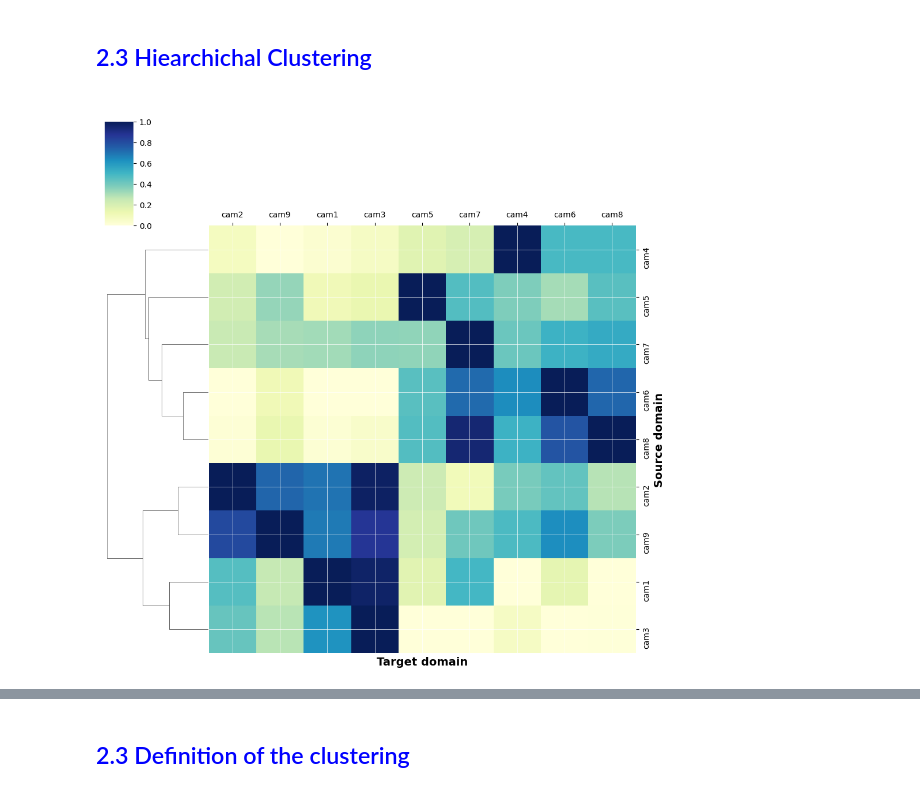
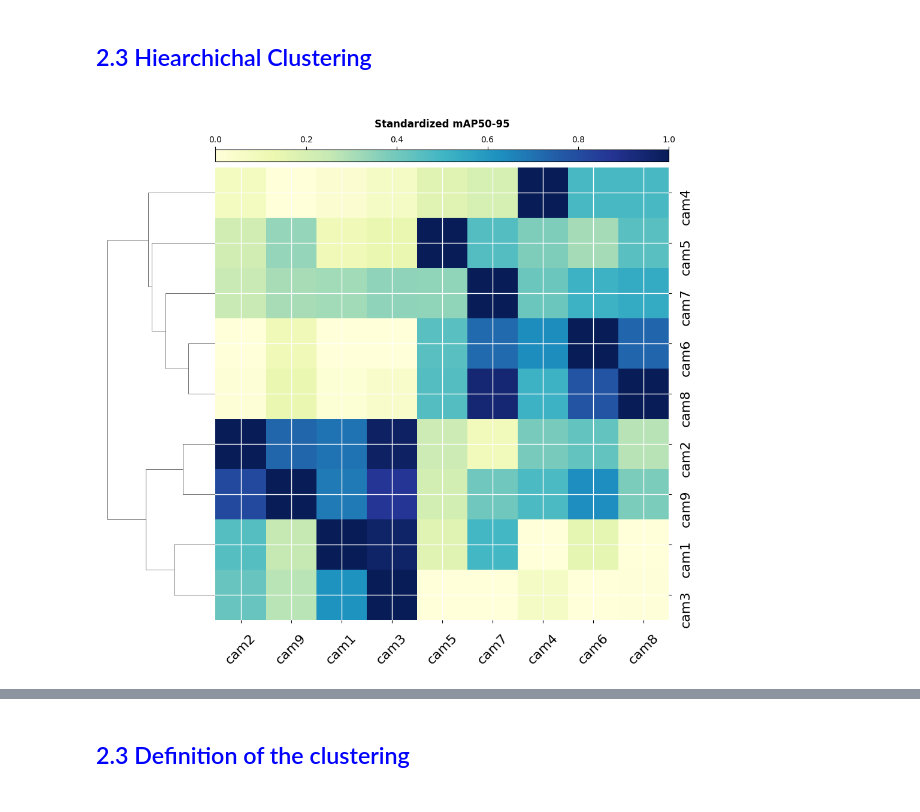
Before and after one commit to manjahdani/CSBAD, a Jupyter notebook: visualization_tools/analysis_journal.ipynb, the cells around one changed output, grey strips where cells are left out. Drawn from its saved outputs; the diff is of its cells as text; code cells hidden in the pictures.

```diff
--- a/visualization_tools/analysis_journal.ipynb
+++ b/visualization_tools/analysis_journal.ipynb
@@ -204,7 +148,7 @@ def compute_pivot_tables(strategies_df, pivot='samples'):
 def filter_df(df, source_dataset=None, same_domain = False, strategies = None,
               samples=None, source_periods=None, source_domains=None,
               excluded_domains=None, dom_periods = None,
-              target_domain=None, students=None, teachers=None, prefix_random=None):
+              target_domain=None, students=None, teachers=None, epochs=None,prefix_random=None):
 
     filtered_df = df
 
@@ -226,6 +170,9 @@ def filter_df(df, source_dataset=None, same_domain = False, strategies = None,
     if source_domains is not None:
         filtered_df = filtered_df[filtered_df['source_domain'].isin(source_domains)]
 
+    if epochs is not None:
+        filtered_df = filtered_df[filtered_df['epochs_asked'].isin(epochs)]
+
     if excluded_domains is not None:
         filtered_df = filtered_df[~filtered_df['target_domain'].isin(excluded_domains)]
 
@@ -584,7 +527,7 @@ df_cross_domain, _, _ = filter_df(df_all,
                                 dom_periods=restricted_dom_periods,
                                 samples=[samples])
 
-pivot_sb, pivot_sb_row_adj, pivot_sb_col_adj = plot_heatmap(df_cross_domain,
-                                                            strategy="Top-Confidence",
-                                                            samples=samples)
+pivot_sb, pivot_sb_col_adj = plot_heatmap(df_cross_domain,
+                                          strategy="Top-Confidence",
+                                          samples=samples)
 # %% [output]
@@ -594,37 +536,58 @@ pivot_sb, pivot_sb_row_adj, pivot_sb_col_adj = plot_heatmap(df_cross_domain,
 # %% [markdown]
 <h2> <font color="blue"> 2.3 Hiearchichal Clustering </font><h2>
 # %%
-# Create the clustermap plots
-#grid_sb = sns.clustermap(pivot_sb, cmap='YlGnBu', standard_scale=1, figsize=(5, 5))
+# Clear any previous name definitions for rows and columns
+pivot_sb.index.name = None
+pivot_sb.columns.name = None
 
-grid_sb = sns.clustermap(pivot_sb, cmap='YlGnBu', standard_scale=1, figsize=(10, 10), cbar_kws=None)
-plt.setp(grid_sb.ax_heatmap.yaxis.get_majorticklabels(), fontsize=10)
-plt.setp(grid_sb.ax_heatmap.xaxis.get_majorticklabels(), fontsize=10, rotation=45)
+# Create the clustermap
+grid_sb = sns.clustermap(pivot_sb, cmap='YlGnBu', standard_scale=1, figsize=(10, 10), cbar_kws={"orientation": "horizontal"})
+
+
+# Assuming 'grid_sb' is your existing ClusterGrid object from seaborn
+
+# Find the positions of the heatmap and the colorbar
+heatmap_pos = grid_sb.ax_heatmap.get_position()
+cbar_pos = grid_sb.cbar_pos
+
+# Create new axes for the horizontal colorbar above the heatmap
+cbar_ax = grid_sb.fig.add_axes([heatmap_pos.x0, heatmap_pos.y1 + 0.01, heatmap_pos.width, 0.02])
+
+# Draw the colorbar into the new axes
+cbar = grid_sb.fig.colorbar(grid_sb.ax_heatmap.collections[0], cax=cbar_ax, orientation='horizontal')
+
+# Set the colorbar ticks and label position
+cbar.ax.xaxis.set_ticks_position('top')
+cbar.ax.xaxis.set_label_position('top')
+
+cbar.set_label('Standardized mAP50-95', fontsize=12, weight='bold', labelpad=10)
+
+# Hide the original colorbar
+grid_sb.cax.set_visible(False)
+
+
+# Set font size for the tick labels
+plt.setp(grid_sb.ax_heatmap.get_xticklabels(), fontsize=16, rotation=45)
+plt.setp(grid_sb.ax_heatmap.get_yticklabels(), fontsize=16)
+
+# Set the dendrogram visibility
+grid_sb.ax_row_dendrogram.set_visible(True)
+
+grid_sb.ax_col_dendrogram.set_visible(False)
 
 # Additional improvements
-grid_sb.ax_row_dendrogram.set_visible(True)
-grid_sb.ax_col_dendrogram.set_visible(False)
-grid_sb.ax_heatmap.set_facecolor('#eeeeee')
-grid_sb.ax_heatmap.grid(True, which='both', color='white', linewidth=0.5)
+grid_sb.ax_heatmap.set_facecolor('#dddddd')
+grid_sb.ax_heatmap.grid(True, which='both', color='white', linewidth=1)
+
+# Tick positions are set on the conventional 'left' and 'bottom'
 grid_sb.ax_heatmap.yaxis.set_ticks_position('right')
-grid_sb.ax_heatmap.xaxis.set_ticks_position('top')
-grid_sb.ax_heatmap.yaxis.set_tick_params(pad=5)
-grid_sb.ax_heatmap.xaxis.set_tick_params(pad=5)
-grid_sb.ax_heatmap.set_xlabel('Target domain', weight='bold', fontsize=14)
-grid_sb.ax_heatmap.set_ylabel('Source domain', weight='bold', fontsize=14)
+grid_sb.ax_heatmap.xaxis.set_ticks_position('bottom')
 
+# Set padding for tick labels
+grid_sb.ax_heatmap.yaxis.set_tick_params(pad=10)
+grid_sb.ax_heatmap.xaxis.set_tick_params(pad=10)
 
-
+# Save the clustermap
 grid_sb.fig.savefig("E:\Download\images-journal\clustermap.pdf", dpi=300, bbox_inches='tight')
-
-grid_sb_col_adj= sns.clustermap(pivot_sb_col_adj,
-                                      cmap='Spectral',
-                                      standard_scale=1,
-                                      figsize=(5, 5))
-
-grid_sb_row_adj = sns.clustermap(pivot_sb_row_adj,
-                                 cmap='Spectral',
-                                 standard_scale=1,
-                                 figsize=(5, 5))
 # %% [output]
-[figure, old version]
+[figure, new version]
```
Also changed, not shown: parts of 29 cells of this notebook.
